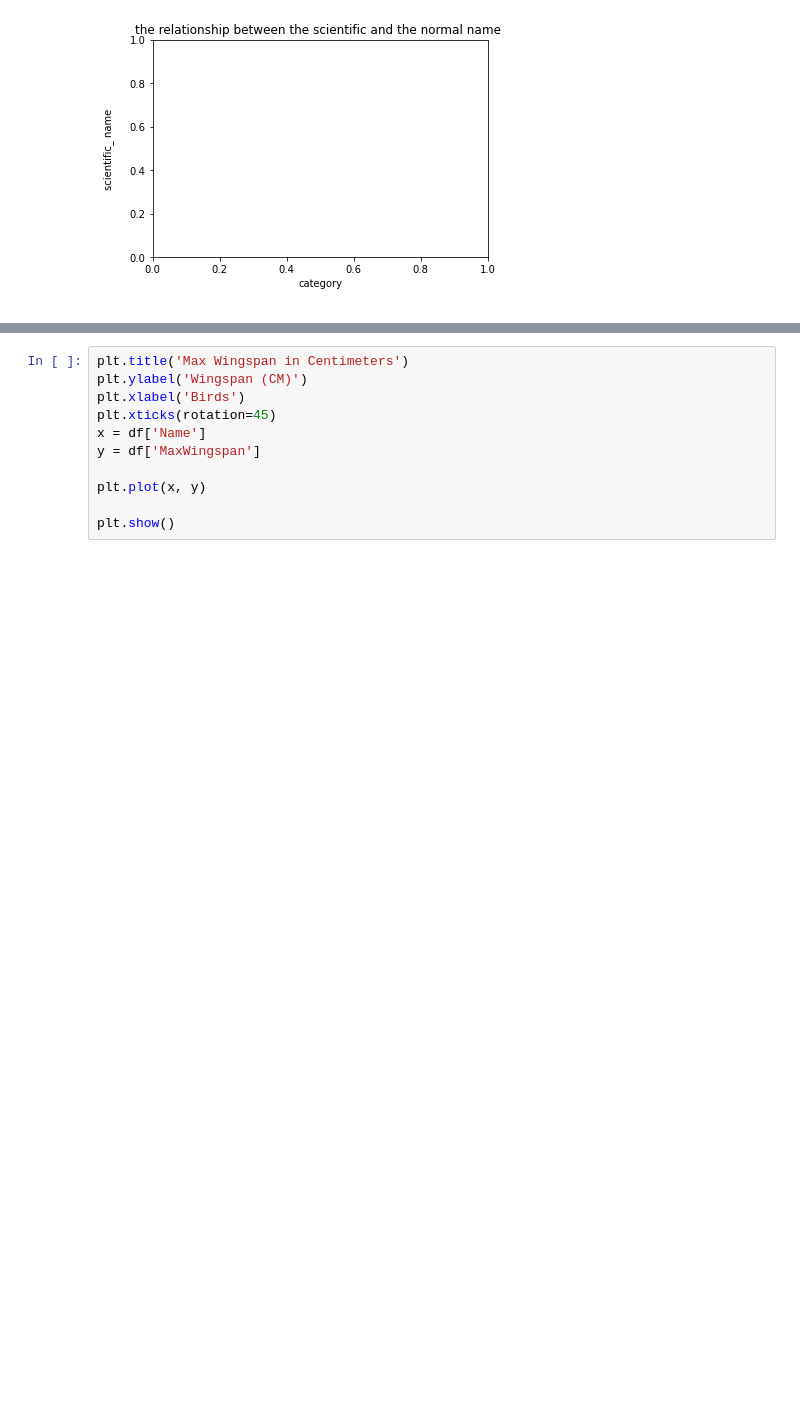
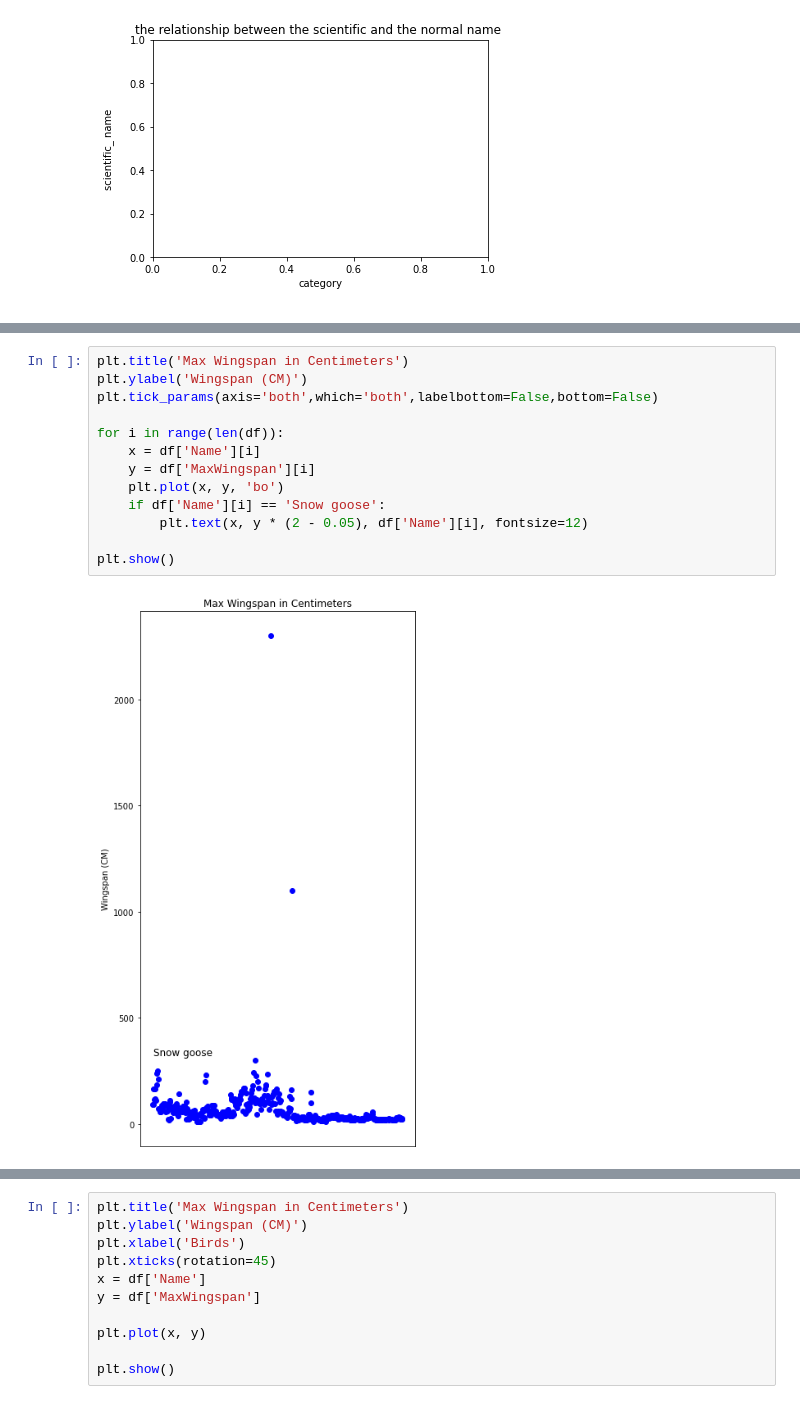
Before and after one commit to FatimaMuhammadAdam/ArewaDS-Machine-Learning-Assignments, a Jupyter notebook: week_3/quntities_visualization.ipynb, the cells around one changed output, grey strips where cells are left out. Cells and saved outputs as stored; diff of their text form; blank space fills up the shorter version.

```diff
--- a/week_3/visualization.ipynb
+++ b/week_3/quntities_visualization.ipynb
@@ -56,0 +88,15 @@ plt.show()
+# %%
+plt.title('Max Wingspan in Centimeters')
+plt.ylabel('Wingspan (CM)')
+plt.tick_params(axis='both',which='both',labelbottom=False,bottom=False)
+
+for i in range(len(df)):
+    x = df['Name'][i]
+    y = df['MaxWingspan'][i]
+    plt.plot(x, y, 'bo')
+    if df['Name'][i] == 'Snow goose':
+        plt.text(x, y * (2 - 0.05), df['Name'][i], fontsize=12)
+
+plt.show()
+# %% [output]
+[figure, added]
```
Also changed, not shown: parts of 7 cells of this notebook.
